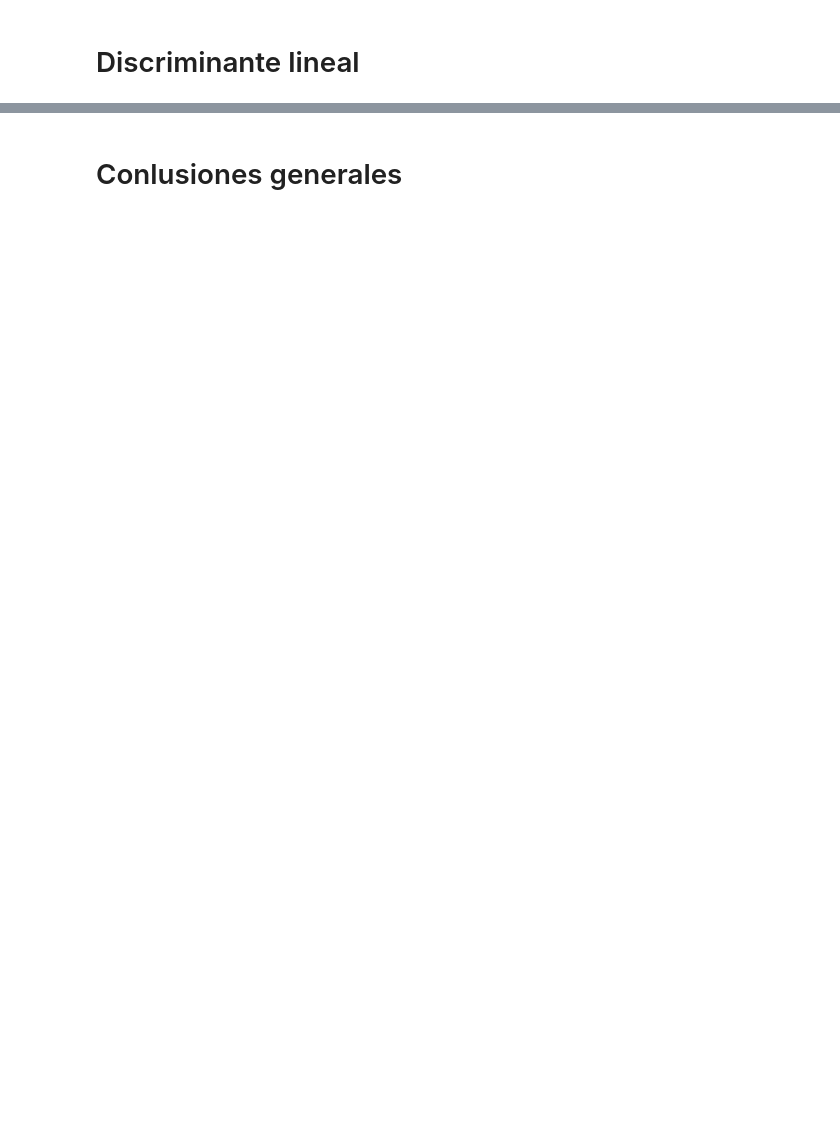
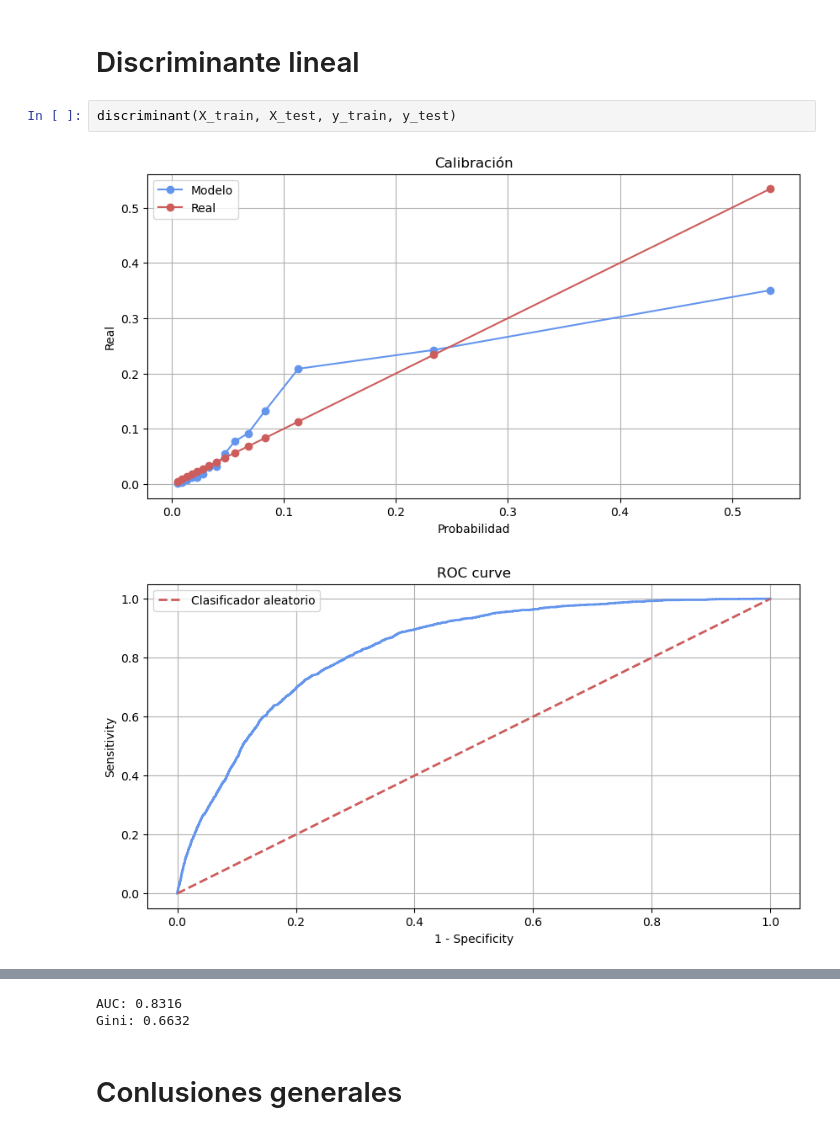
Before and after one commit to zayo1511/LabAprEst, a Jupyter notebook: Parcial2/ExamenPractico.ipynb, the cells around one changed output, grey strips where cells are left out. Saved outputs shown, nothing was run; the diff lists cells and outputs as text; blank space fills up the shorter version.

```diff
--- a/Parcial2/ExamenPractico.ipynb
+++ b/Parcial2/ExamenPractico.ipynb
@@ -39,2 +286,7 @@ Diego Lozoya Morales | 745345
 # %% [markdown]
 # Discriminante lineal
+# %%
+discriminant(X_train, X_test, y_train, y_test)
+# %% [output]
+[figure, added]
+[figure, added]
@@ -41,2 +294,4 @@ Diego Lozoya Morales | 745345
+AUC: 0.8316
+Gini: 0.6632
 # %% [markdown]
 # Conlusiones generales
```
Also changed, not shown: parts of 10 cells of this notebook.
